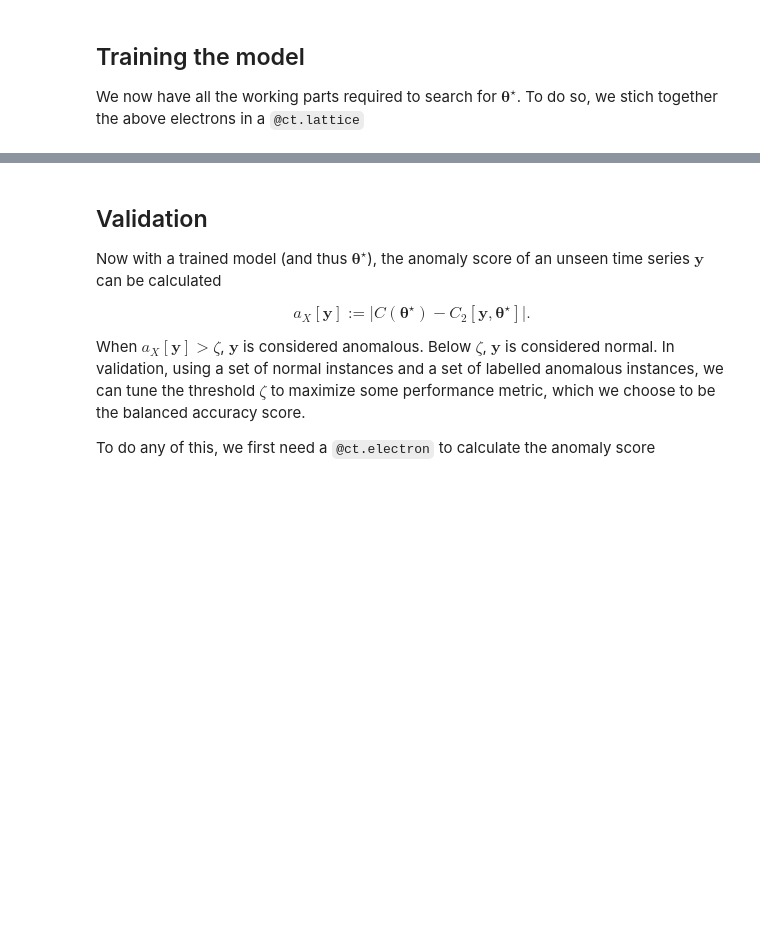
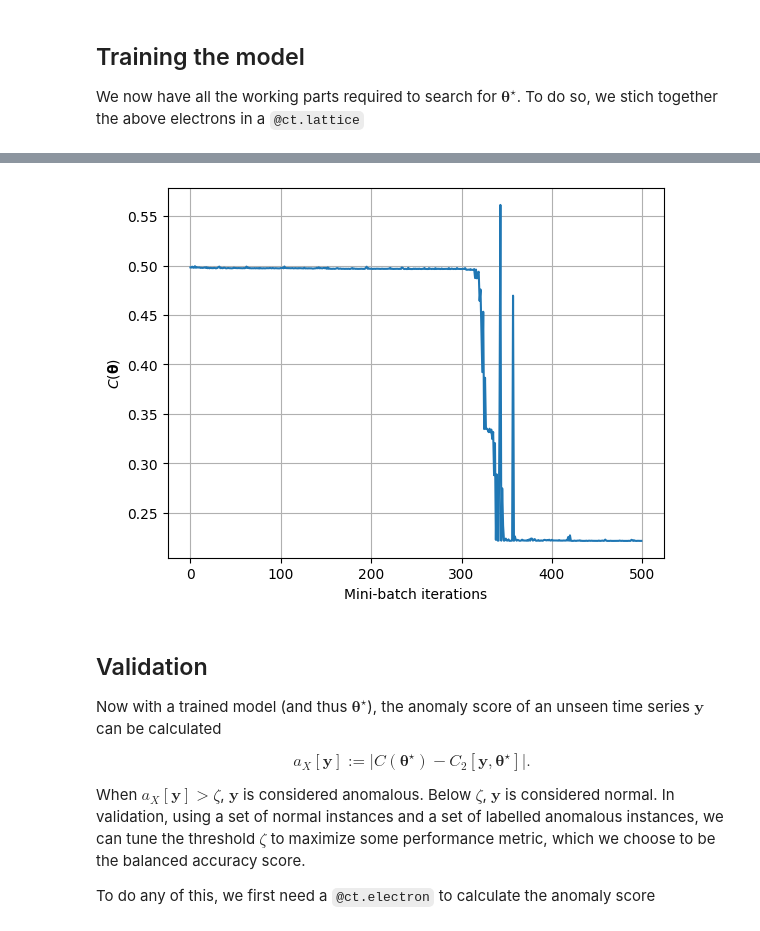
Before and after one commit to AgnostiqHQ/Quantum-Variational-Rewinding, a Jupyter notebook: QVR_example.ipynb, the cells around one changed output, grey strips where cells are left out. Drawn from its saved outputs; the diff is of its cells as text; code cells hidden in the pictures; blank space fills up the shorter version.

```diff
--- a/QVR_example.ipynb
+++ b/QVR_example.ipynb
@@ -359,8 +361,8 @@ dispatch_id = ct.dispatch(training_workflow)(Xtr_path=Xtr_path,
                       observable=[qml.PauliZ(i) for i in range(n_qubits)],
                       tau=5,
                       optimizer_params={"method": "Powell",
-                                        "options": {"disp": True, "maxfev": 2000,
-                                                    "jac": False, "maxiter": 2000}, "jac": False})
+                                        "options": {"disp": True, "maxfev": 500,
+                                                    "jac": False, "maxiter": 500}, "jac": False})
 
 ct_results = ct.get_result(dispatch_id=dispatch_id, wait=True)
 opt_results = ct_results.result
@@ -371,3 +373,10 @@ plt.plot(opt_results['loss_history'])
+# %%
+plt.plot(opt_results['loss_history'])
+plt.xlabel('Mini-batch iterations')
+plt.ylabel('$C(\mathbf{\\theta})$')
+plt.grid()
+# %% [output]
+[figure, added]
 # %% [markdown]
 ## Validation
 
```
Also changed, not shown: parts of 22 cells of this notebook, 1 other file.
